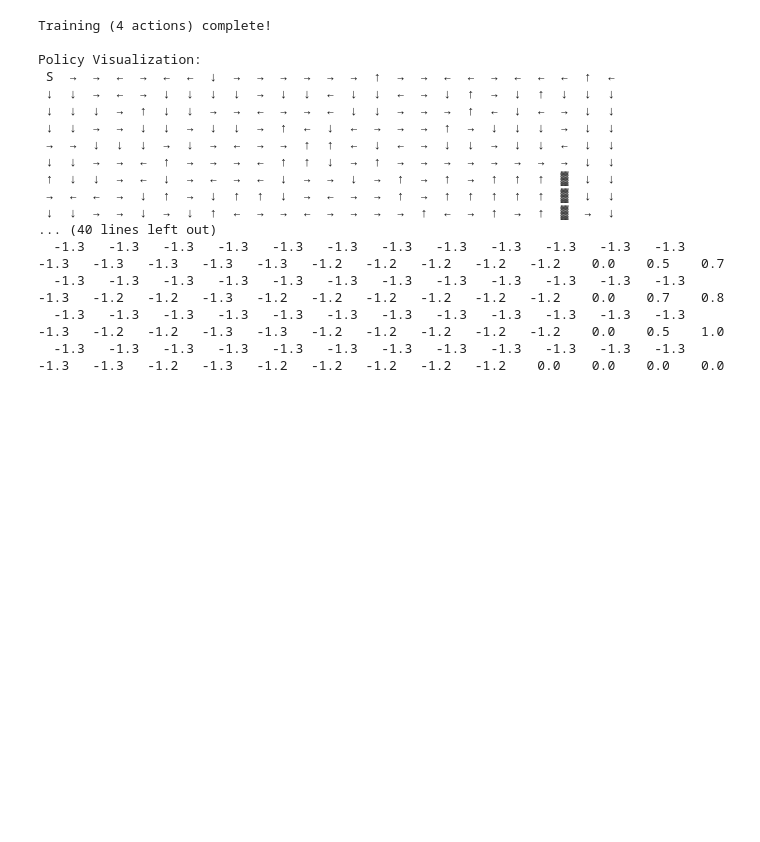
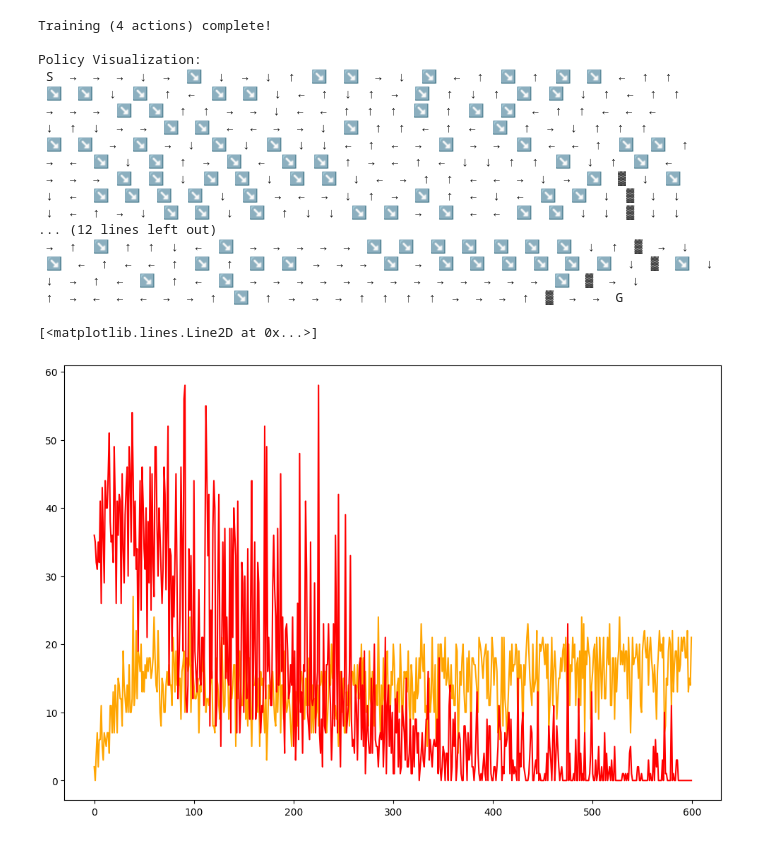
Before and after one commit to thongds/paper, a Jupyter notebook: deterministic_trans/main.ipynb, the cells around one changed output. Drawn from its saved outputs; the diff is of its cells as text; code cells hidden in the pictures; blank space fills up the shorter version.

```diff
--- a/deterministic_trans/main.ipynb
+++ b/deterministic_trans/main.ipynb
@@ -38,36 +47,45 @@ agent_plain_4_action.train(ACTIONS_4, epsilon_greedy)
 results_plain = agent_plain_4_action.get_results(moving_average)
 
 # ----------------------------------------
-policy4 = Visualizer.derive_policy(agent_plain_4_action.Q, N_ROWS, N_COLS)
-Visualizer.render_policy(policy4, N_ROWS, N_COLS, WALLS, START, GOAL)
-Visualizer.print_value_grid(agent_plain_4_action.Q, N_ROWS, N_COLS)
+# policy4 = Visualizer.derive_policy(agent_plain_4_action.Q, N_ROWS, N_COLS)
+# Visualizer.render_policy(policy4, N_ROWS, N_COLS, WALLS, START, GOAL)
+#Visualizer.print_value_grid(agent_plain_4_action.Q, N_ROWS, N_COLS)
 
-# # 3. Oracle Q-learning with 5 actions
-# oracle_agent_run = OracleQLearningAgent(grid_world, len(ACTIONS_8),
-#                                         base_q_table = copy.deepcopy(agent_plain_4_action.Q), seed=42
-#                                         ,use_conditional=False)
-# oracle_agent_run.train_with_oracle(ACTIONS_8, epsilon_greedy, oracle_model)
-# oracle_results_run = oracle_agent_run.get_results(moving_average)
-# # ----------------------------------------
-# policy5 = Visualizer.derive_policy(oracle_agent_run.Q, N_ROWS, N_COLS)
-# Visualizer.render_policy(policy5, N_ROWS, N_COLS, WALLS, START, GOAL)
-# Visualizer.print_value_grid(oracle_agent_run.Q, N_ROWS, N_COLS)
+# 3. Oracle Q-learning with 5 actions
+# 5.Q-learning (non-conditional) orange curve
+oracle_agent = OracleQLearningAgent(grid_world = grid_world, n_actions = len(ACTIONS_5),
+                                        episodes = EPISODES, base_q_table=copy.deepcopy(agent_plain_4_action.Q),
+                                        use_conditional=True,
+                                        use_model=True,
+                                        seed=23)
+
+oracle_agent.train_with_oracle(ACTIONS_5, epsilon_greedy, oracle_model)
+policy5 = Visualizer.derive_policy(oracle_agent.Q, N_ROWS, N_COLS)
+Visualizer.render_policy(policy5, N_ROWS, N_COLS, WALLS, START, GOAL)
+# # # ----------------------------------------
 # %% [output]
 Training (4 actions) complete!
 
 Policy Visualization:
- S  →  →  ←  →  ←  ←  ↓  →  →  →  →  →  →  ↑  →  →  ←  ←  →  ←  ←  ←  ↑  ←
- ↓  ↓  →  ←  →  ↓  ↓  ↓  ↓  →  ↓  ↓  ←  ↓  ↓  ←  →  ↓  ↑  →  ↓  ↑  ↓  ↓  ↓
- ↓  ↓  ↓  →  ↑  ↓  ↓  →  →  ←  →  →  ←  ↓  ↓  →  →  →  ↑  ←  ↓  ←  →  ↓  ↓
- ↓  ↓  →  →  ↓  ↓  →  ↓  ↓  →  ↑  ←  ↓  ←  →  →  →  ↑  →  ↓  ↓  ↓  →  ↓  ↓
- →  →  ↓  ↓  ↓  →  ↓  →  ←  →  →  ↑  ↑  ←  ↓  ←  →  ↓  ↓  →  ↓  ↓  ←  ↓  ↓
- ↓  ↓  →  →  ←  ↑  →  →  →  ←  ↑  ↑  ↓  →  ↑  →  →  →  →  →  →  →  →  ↓  ↓
- ↑  ↓  ↓  →  ←  ↓  →  ←  →  ←  ↓  →  →  ↓  →  ↑  →  ↑  →  ↑  ↑  ↑  ▓  ↓  ↓
- →  ←  ←  →  ↓  ↑  →  ↓  ↑  ↑  ↓  →  ←  →  →  ↑  →  ↑  ↑  ↑  ↑  ↑  ▓  ↓  ↓
- ↓  ↓  →  →  ↓  →  ↓  ↑  ←  →  →  ←  →  →  →  →  ↑  ←  →  ↑  →  ↑  ▓  →  ↓
-... (40 lines left out)
-  -1.3   -1.3   -1.3   -1.3   -1.3   -1.3   -1.3   -1.3   -1.3   -1.3   -1.3   -1.3   -1.3   -1.3   -1.3   -1.3   -1.3   -1.2   -1.2   -1.2   -1.2   -1.2    0.0    0.5    0.7
-  -1.3   -1.3   -1.3   -1.3   -1.3   -1.3   -1.3   -1.3   -1.3   -1.3   -1.3   -1.3   -1.3   -1.2   -1.2   -1.3   -1.2   -1.2   -1.2   -1.2   -1.2   -1.2    0.0    0.7    0.8
-  -1.3   -1.3   -1.3   -1.3   -1.3   -1.3   -1.3   -1.3   -1.3   -1.3   -1.3   -1.3   -1.3   -1.2   -1.2   -1.3   -1.3   -1.2   -1.2   -1.2   -1.2   -1.2    0.0    0.5    1.0
-  -1.3   -1.3   -1.3   -1.3   -1.3   -1.3   -1.3   -1.3   -1.3   -1.3   -1.3   -1.3   -1.3   -1.3   -1.2   -1.3   -1.2   -1.2   -1.2   -1.2   -1.2    0.0    0.0    0.0    0.0
+ S  →  →  →  ↓  →  ↘  ↓  →  ↓  ↑  ↘  ↘  →  ↓  ↘  ←  ↑  ↘  ↑  ↘  ↘  ←  ↑  ↑
+ ↘  ↘  ↓  ↘  ↑  ←  ↘  ↘  ↓  ←  ↑  ↓  ↑  →  ↘  ↑  ↓  ↑  ↘  ↘  ↓  ↑  ←  ↑  ↑
+ →  →  →  ↘  ↘  ↑  ↑  →  →  ↓  ←  ←  ↑  ↑  ↑  ↘  ↑  ↘  ↘  ←  ↑  ↑  ←  ←  ←
+ ↓  ↑  ↓  →  →  ↘  ↘  ←  ←  →  →  ↓  ↘  ↑  ↑  ←  ↑  ←  ↘  ↑  →  ↓  ↑  ↑  ↑
+ ↘  ↘  →  ↘  →  ↓  ↘  ↓  ↘  ↓  ↓  ←  ↑  ←  →  ↘  →  →  ↘  ←  ←  ↑  ↘  ↘  ↑
+ →  ←  ↘  ↓  ↘  ↑  →  ↘  ←  ↘  ↘  ↑  →  ←  ↑  ←  ↓  ↓  ↑  ↑  ↘  ↓  ↑  ↘  ←
+ →  →  →  ↘  ↘  ↓  ↘  ↘  ↓  ↘  ↘  ↓  ←  →  ↑  ↑  ←  ←  →  ↓  →  ↘  ▓  ↓  ↘
+ ↓  ←  ↘  ↘  ↘  ↘  ↓  ↘  →  ←  →  ↓  ↑  →  ↘  ↑  ←  ↓  ←  ↘  ↘  ↓  ▓  ↓  ↓
+ ↓  ←  ↑  →  ↓  ↘  ↘  ↓  ↘  ↑  ↓  ↓  ↘  ↘  →  ↘  ←  ←  ↘  ↘  ↓  ↓  ▓  ↓  ↓
+... (12 lines left out)
+ →  ↑  ↘  ↑  ↑  ↓  ←  ↘  →  →  →  →  →  ↘  ↘  ↘  ↘  ↘  ↘  ↘  ↓  ↑  ▓  →  ↓
+ ↘  ←  ↑  ←  ←  ↑  ↘  ↑  ↘  ↘  →  →  →  ↘  →  ↘  ↘  ↘  ↘  ↘  ↘  ↓  ▓  ↘  ↓
+ ↓  →  ↑  ←  ↘  ↑  ←  ↘  →  →  →  →  →  →  →  →  →  →  →  →  →  ↘  ▓  →  ↓
+ ↑  →  ←  ←  ←  →  →  ↑  ↘  ↑  →  →  →  ↑  ↑  ↑  ↑  →  →  →  ↑  ▓  →  →  G
+# %%
+plt.figure(figsize=(12, 8))
+plt.plot(oracle_agent.reuse_count, label='Oracle Q-learning (5 actions, reuse the condition)', color='orange')
+plt.plot(oracle_agent.reject_count, label='Oracle Q-learning (5 actions, reject the condition)', color='red')
+# %% [output]
+[<matplotlib.lines.Line2D at 0x...>]
+[figure, added]
 # %%
```
Also changed, not shown: parts of 6 cells of this notebook, 9 other files.
